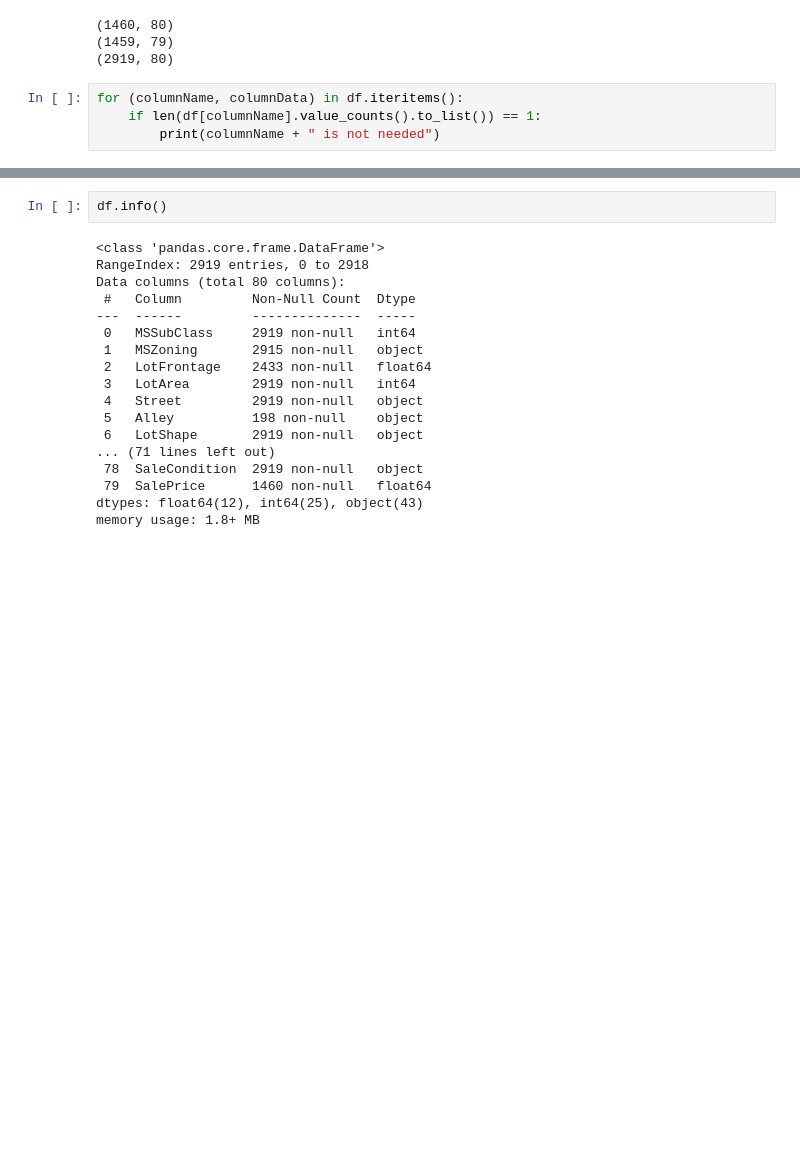
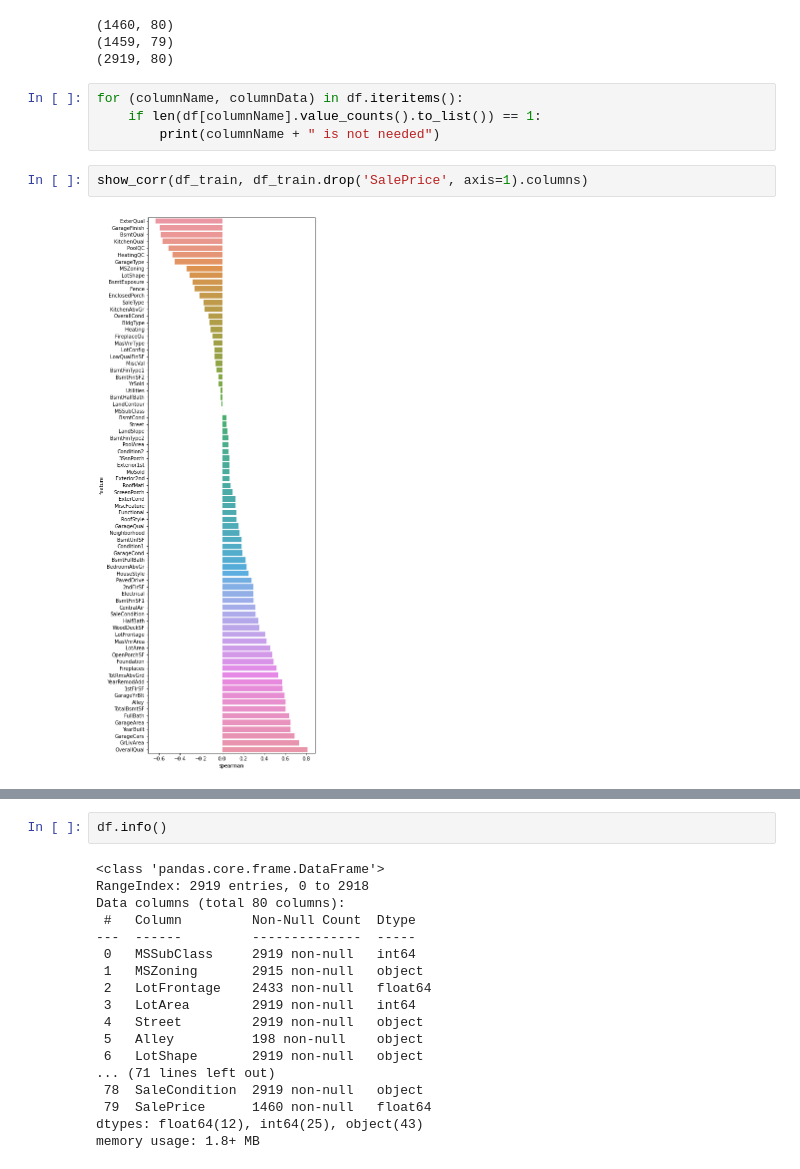
Before and after one commit to shoushimayaUCI/KaggleHousePricePrediction, a Jupyter notebook: Main.ipynb, the cells around one changed output, grey strips where cells are left out. Cells and saved outputs as stored; diff of their text form; blank space fills up the shorter version.

```diff
--- a/Main.ipynb
+++ b/Main.ipynb
@@ -32,3 +37,7 @@ print(df.shape)
 for (columnName, columnData) in df.iteritems():
     if len(df[columnName].value_counts().to_list()) == 1:
         print(columnName + " is not needed")
+# %%
+show_corr(df_train, df_train.drop('SalePrice', axis=1).columns)
+# %% [output]
+[figure, added]
```
Also changed, not shown: parts of 16 cells of this notebook, 2 other files.
